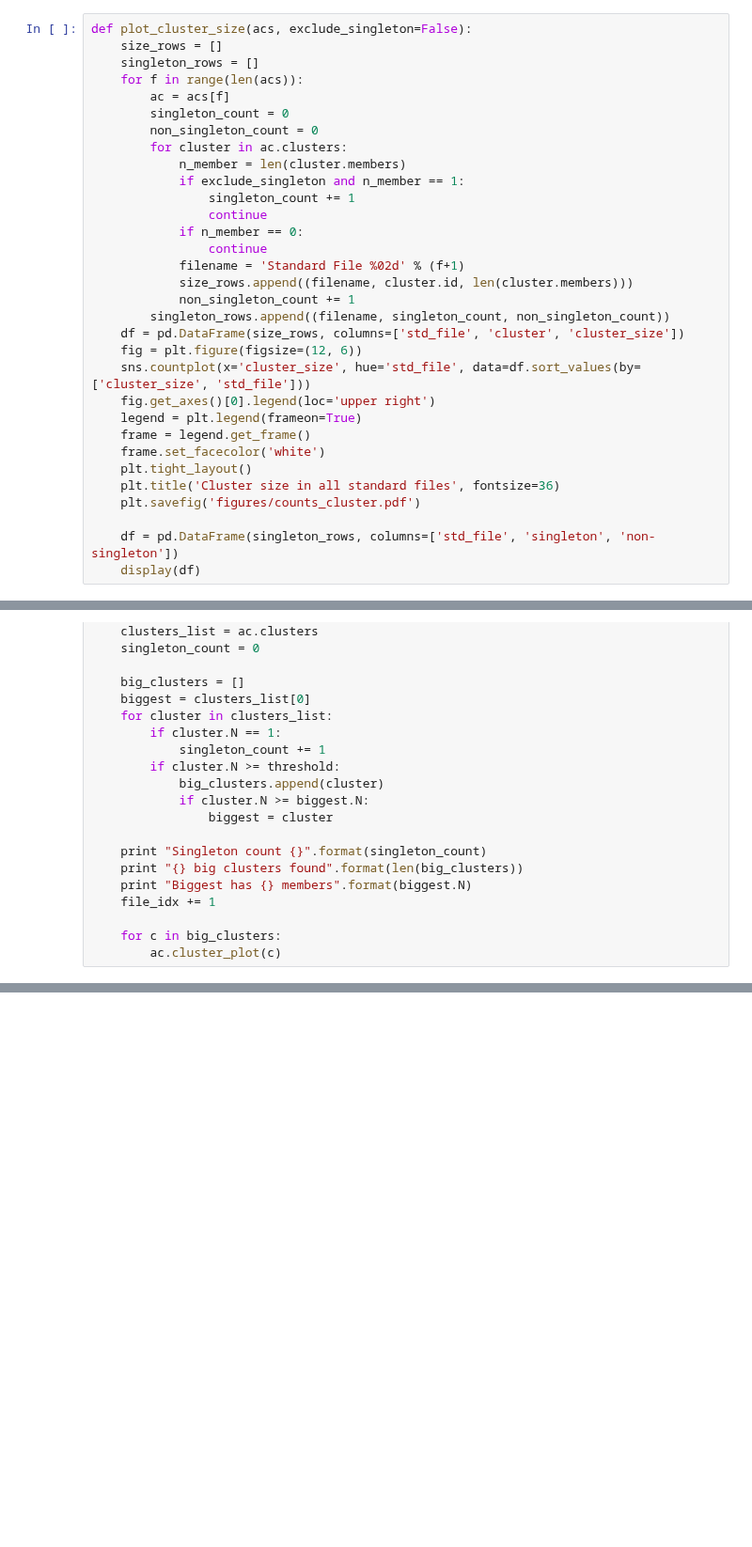
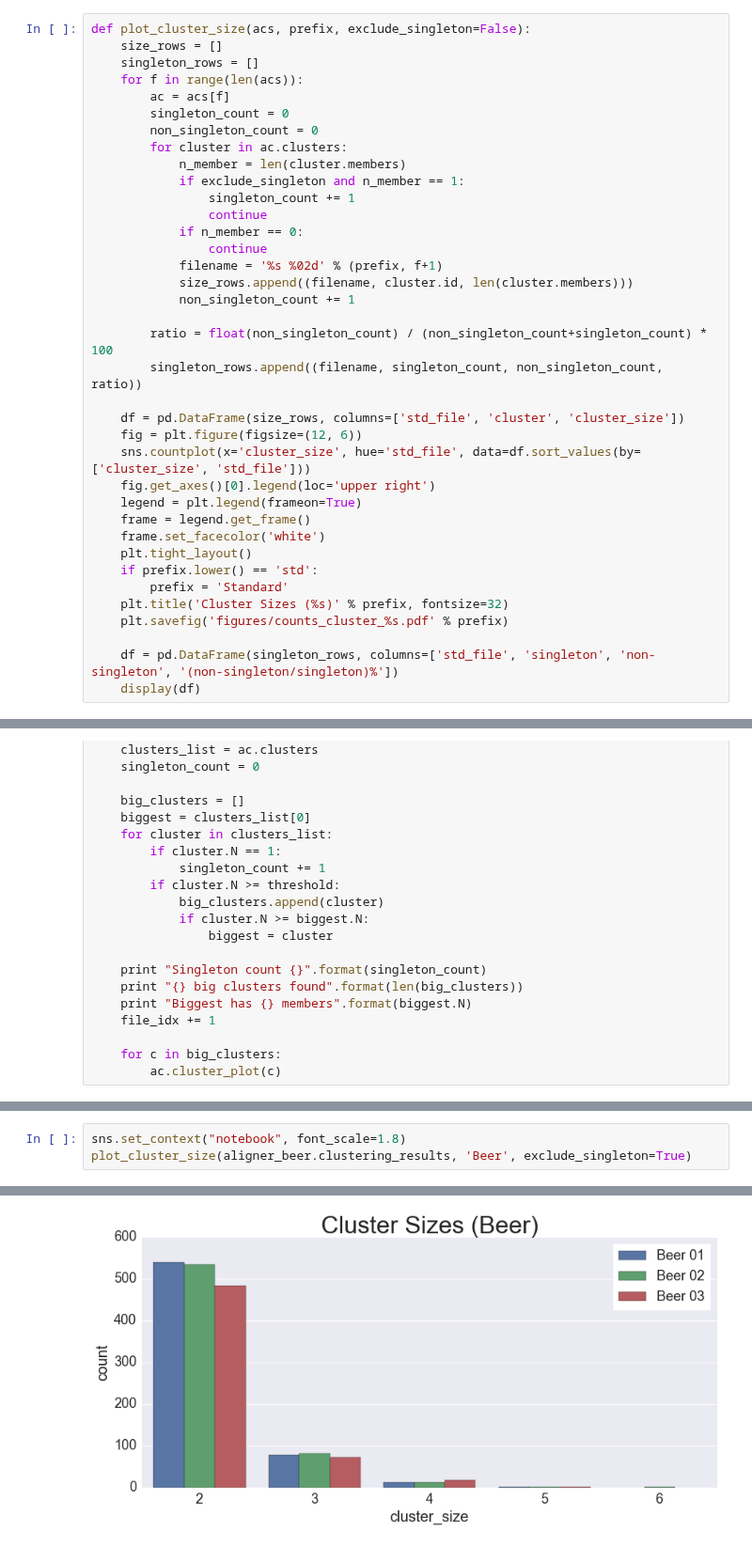
Before and after one commit to sdrogers/metabolomics_tools, a Jupyter notebook: alignment/notebooks/plotting_clusters_all.ipynb, the cells around one changed output, grey strips where cells are left out. Shown at 94% size. Drawn from its saved outputs; the diff is of its cells as text; blank space fills up the shorter version.

```diff
--- a/alignment/notebooks/plotting_clusters_all.ipynb
+++ b/alignment/notebooks/plotting_clusters_all.ipynb
@@ -77,7 +95,7 @@ Loaded from pickles/cm_all_standards.p
 # %% [markdown]
 <h1>2. Plot some general statistics</h1>
 # %%
-def plot_cluster_size(acs, exclude_singleton=False):
+def plot_cluster_size(acs, prefix, exclude_singleton=False):
     size_rows = []
     singleton_rows = []
     for f in range(len(acs)):
@@ -91,10 +109,13 @@ def plot_cluster_size(acs, exclude_singleton=False):
                 continue
             if n_member == 0:
                 continue
-            filename = 'Standard File %02d' % (f+1)
+            filename = '%s %02d' % (prefix, f+1)
             size_rows.append((filename, cluster.id, len(cluster.members)))
             non_singleton_count += 1
-        singleton_rows.append((filename, singleton_count, non_singleton_count))
+
+        ratio = float(non_singleton_count) / (non_singleton_count+singleton_count) * 100
+        singleton_rows.append((filename, singleton_count, non_singleton_count, ratio))
+
     df = pd.DataFrame(size_rows, columns=['std_file', 'cluster', 'cluster_size'])
     fig = plt.figure(figsize=(12, 6))
     sns.countplot(x='cluster_size', hue='std_file', data=df.sort_values(by=['cluster_size', 'std_file']))
@@ -103,9 +124,11 @@ def plot_cluster_size(acs, exclude_singleton=False):
     frame = legend.get_frame()
     frame.set_facecolor('white')
     plt.tight_layout()
-    plt.title('Cluster size in all standard files', fontsize=36)
-    plt.savefig('figures/counts_cluster.pdf')
+    if prefix.lower() == 'std':
+        prefix = 'Standard'
+    plt.title('Cluster Sizes (%s)' % prefix, fontsize=32)
+    plt.savefig('figures/counts_cluster_%s.pdf' % prefix)
 
-    df = pd.DataFrame(singleton_rows, columns=['std_file', 'singleton', 'non-singleton'])
+    df = pd.DataFrame(singleton_rows, columns=['std_file', 'singleton', 'non-singleton', '(non-singleton/singleton)%'])
     display(df)
 # %%
@@ -225,0 +264,4 @@ Total peaks having non-M+H trans = 59036
+# %%
+sns.set_context("notebook", font_scale=1.8)
+plot_cluster_size(aligner_beer.clustering_results, 'Beer', exclude_singleton=True)
+# %% [output]
@@ -225,0 +272 @@ Total peaks having non-M+H trans = 59036
+[figure, added]
```
Also changed, not shown: parts of 15 cells of this notebook, 25 other files.
